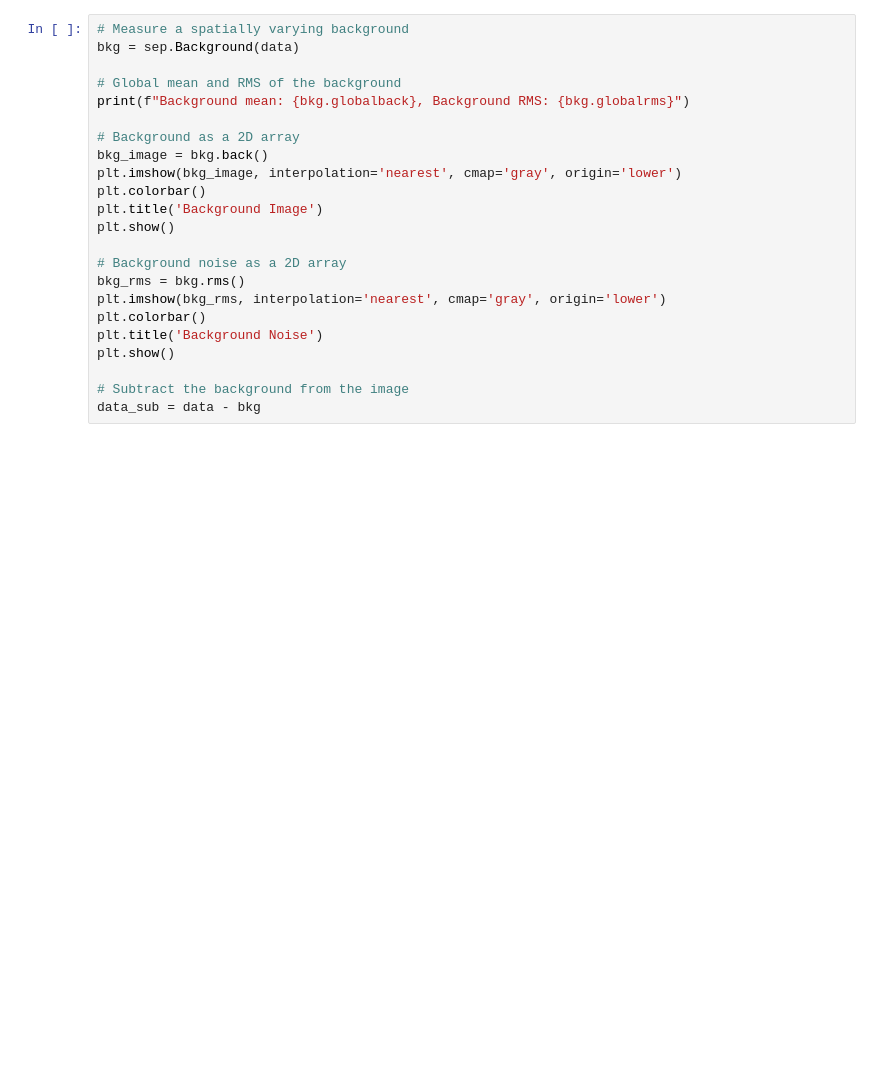
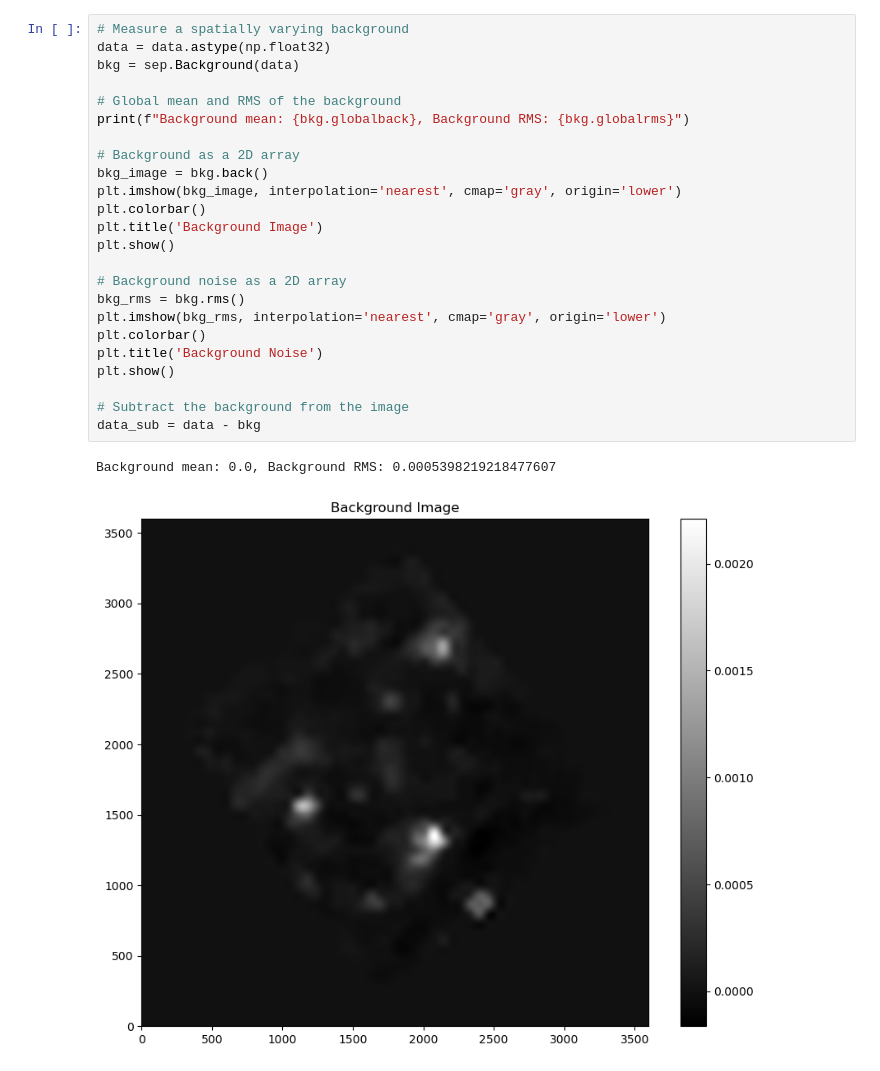
Before and after one commit to AyushPathare11/ASTR-19, a Jupyter notebook: Finals.ipynb, the cells around one changed output. Cells and saved outputs as stored; diff of their text form; blank space fills up the shorter version.

```diff
--- a/Finals.ipynb
+++ b/Finals.ipynb
@@ -26,23 +27,27 @@ plt.show()
 # %%
 # Measure a spatially varying background
+data = data.astype(np.float32)
 bkg = sep.Background(data)
 
 # Global mean and RMS of the background
 print(f"Background mean: {bkg.globalback}, Background RMS: {bkg.globalrms}")
 
 # Background as a 2D array
 bkg_image = bkg.back()
 plt.imshow(bkg_image, interpolation='nearest', cmap='gray', origin='lower')
 plt.colorbar()
 plt.title('Background Image')
 plt.show()
 
 # Background noise as a 2D array
 bkg_rms = bkg.rms()
 plt.imshow(bkg_rms, interpolation='nearest', cmap='gray', origin='lower')
 plt.colorbar()
 plt.title('Background Noise')
 plt.show()
 
 # Subtract the background from the image
 data_sub = data - bkg
+# %% [output]
+Background mean: 0.0, Background RMS: 0.0005398219218477607
+[figure, added]
```
Also changed, not shown: parts of 7 cells of this notebook.
